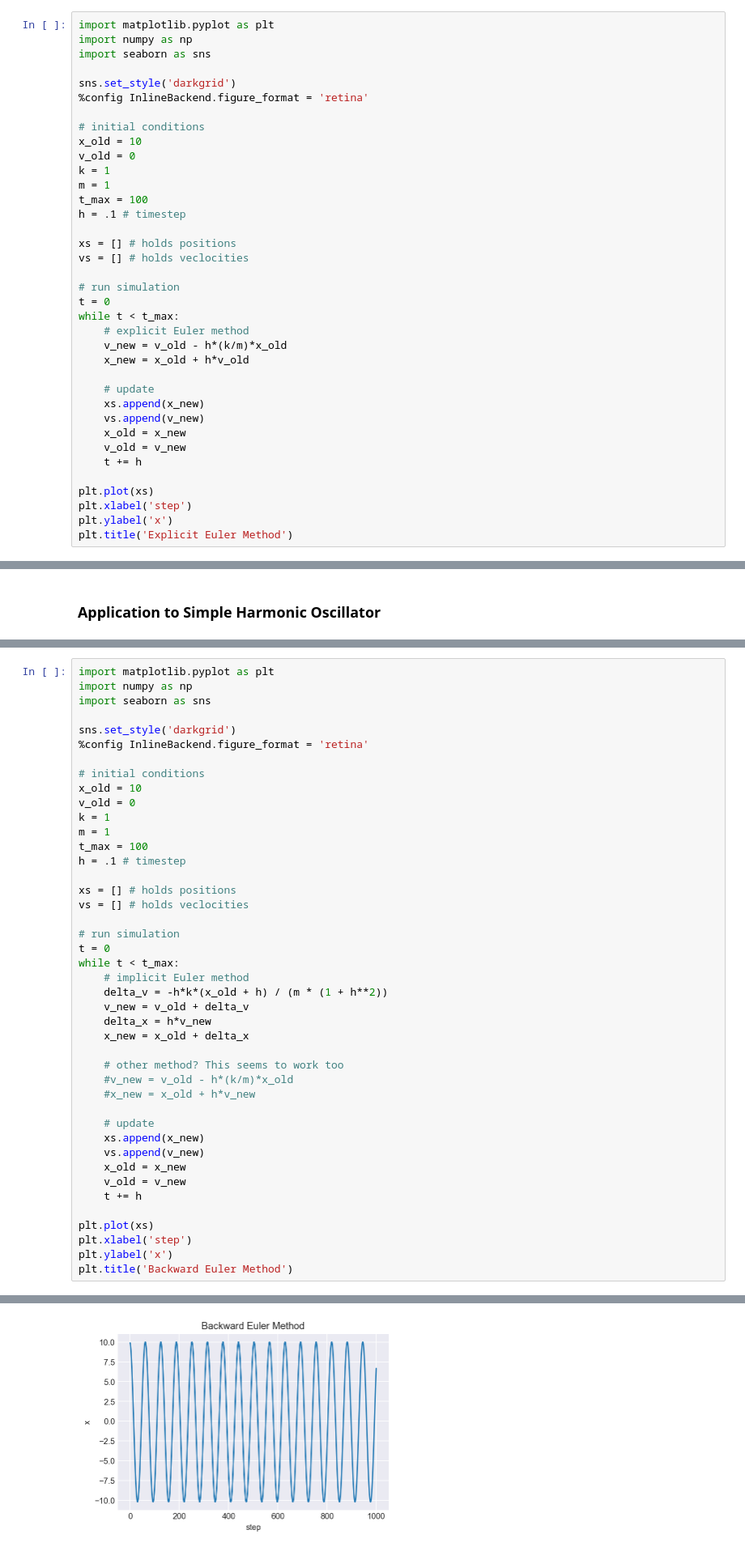
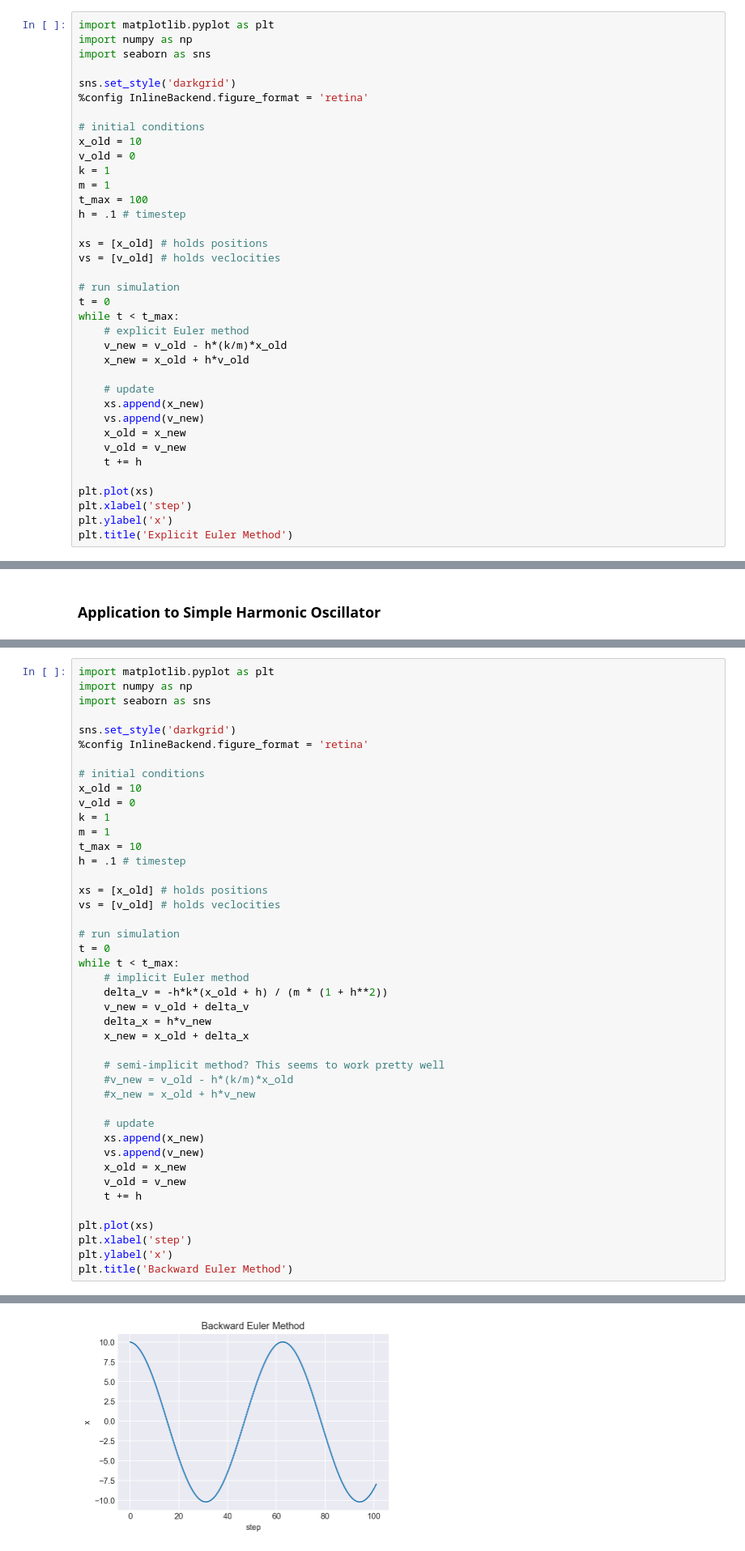
Before and after one commit to cs207-SpaceJam/cs207-FinalProject, a Jupyter notebook: docs/milestone1.ipynb, the cells around one changed output, grey strips where cells are left out. Shown: that part at 81% size. Saved outputs shown, nothing was run; the diff lists cells and outputs as text.

```diff
--- a/docs/milestone1.ipynb
+++ b/docs/milestone1.ipynb
@@ -52,8 +52,8 @@ m = 1
 t_max = 100
 h = .1 # timestep
 
-xs = [] # holds positions
-vs = [] # holds veclocities
+xs = [x_old] # holds positions
+vs = [v_old] # holds veclocities
 
 # run simulation
 t = 0
@@ -263,39 +263,39 @@ x_old = 10
 v_old = 0
 k = 1
 m = 1
-t_max = 100
+t_max = 10
 h = .1 # timestep
 
-xs = [] # holds positions
-vs = [] # holds veclocities
+xs = [x_old] # holds positions
+vs = [v_old] # holds veclocities
 
 # run simulation
 t = 0
 while t < t_max:
     # implicit Euler method
     delta_v = -h*k*(x_old + h) / (m * (1 + h**2))
     v_new = v_old + delta_v
     delta_x = h*v_new
     x_new = x_old + delta_x
 
-    # other method? This seems to work too
+    # semi-implicit method? This seems to work pretty well
     #v_new = v_old - h*(k/m)*x_old
     #x_new = x_old + h*v_new
 
     # update
     xs.append(x_new)
     vs.append(v_new)
     x_old = x_new
     v_old = v_new
     t += h
 
 plt.plot(xs)
 plt.xlabel('step')
 plt.ylabel('x')
 plt.title('Backward Euler Method')
 # %% [output]
 Text(0.5,1,'Backward Euler Method')
-[figure, old version]
+[figure, new version]
 # %% [markdown]
 The spring has a stable solution = D
 
```
Also changed, not shown: parts of 1 cell of this notebook.
